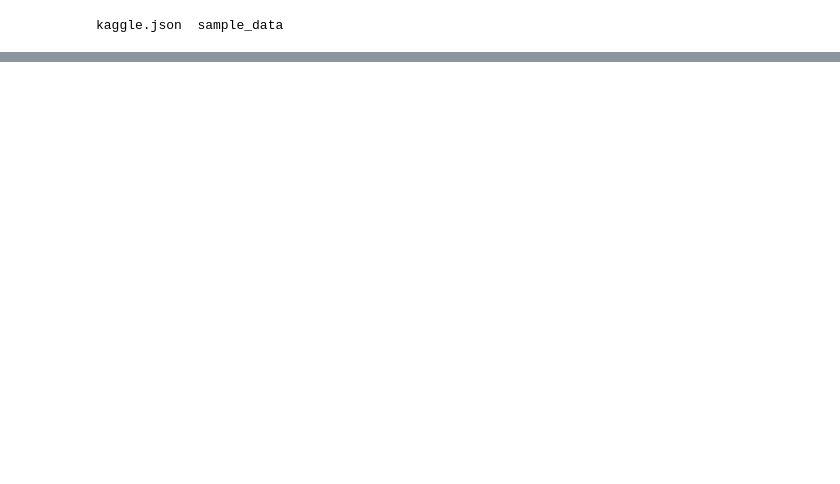
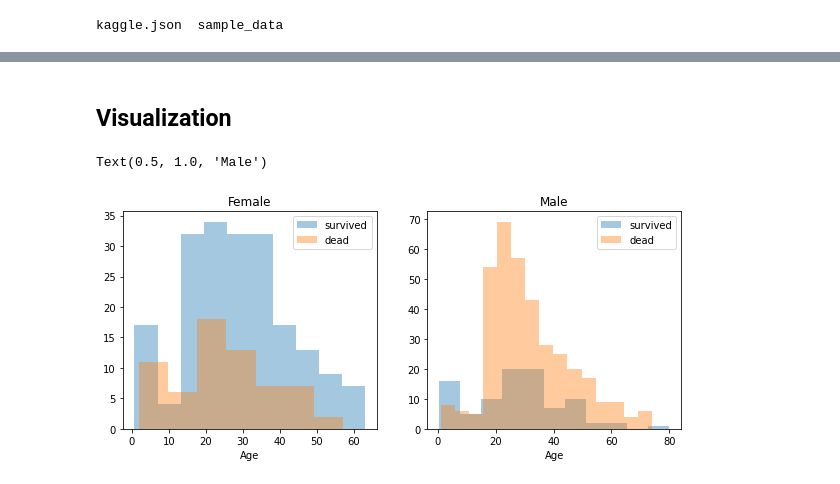
Before and after one commit to hypephib/Cadent-Interview-Problem, a Jupyter notebook: Titanic_Machine_Learning_from_Disaster.ipynb, the cells around one changed output, grey strips where cells are left out. Cells and saved outputs as stored; diff of their text form; code cells hidden in the pictures; blank space fills up the shorter version.

```diff
--- a/Titanic_Machine_Learning_from_Disaster.ipynb
+++ b/Titanic_Machine_Learning_from_Disaster.ipynb
@@ -25,0 +46,11 @@ Downloading test.tsv.zip to /content
+# %%
+import numpy as np
+import pandas as pd
+import matplotlib.pyplot as plt
+import seaborn as sns
+import collections
+
+train = pd.read_csv("train.csv")
+test = pd.read_csv("test.csv")
+
+train.head()
@@ -25,0 +64,19 @@ Downloading test.tsv.zip to /content
+# %% [markdown]
+## Visualization
+# %%
+fig, axes = plt.subplots(1, 2,figsize=(10, 4))
+female = train[train['Sex']=='female']
+male = train[train['Sex']=='male']
+
+ax = sns.distplot(female[female['Survived']==1].Age.dropna(), bins="auto", label = "survived", ax = axes[0], kde =False)
+ax = sns.distplot(female[female['Survived']==0].Age.dropna(), bins="auto", label = "dead", ax = axes[0], kde =False)
+ax.legend()
+ax.set_title('Female')
+
+ax = sns.distplot(male[male['Survived']==1].Age.dropna(), bins="auto", label = "survived", ax = axes[1], kde = False)
+ax = sns.distplot(male[male['Survived']==0].Age.dropna(), bins="auto", label = "dead", ax = axes[1], kde = False)
+ax.legend()
+ax.set_title('Male')
+# %% [output]
+Text(0.5, 1.0, 'Male')
+[figure, added]
```
Also changed, not shown: parts of 44 cells of this notebook, 2 other files.
